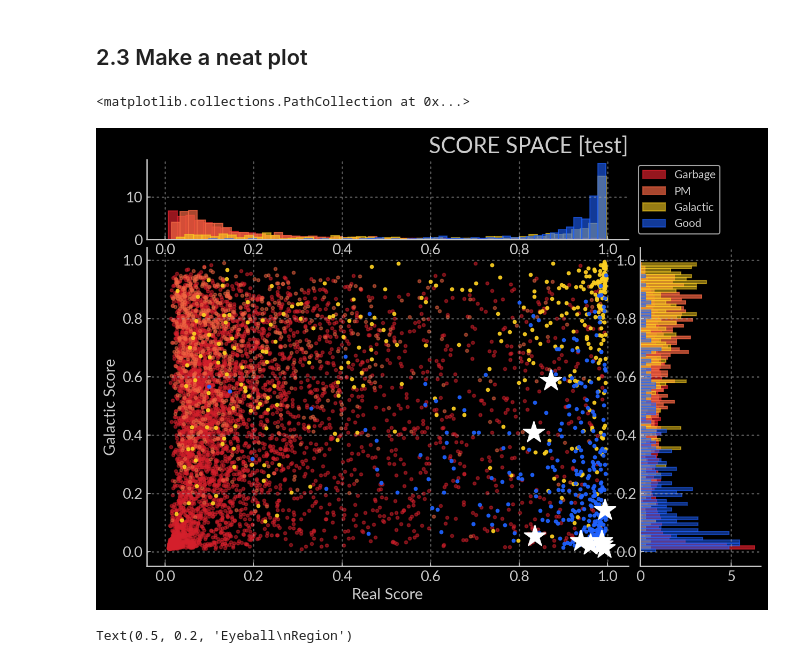
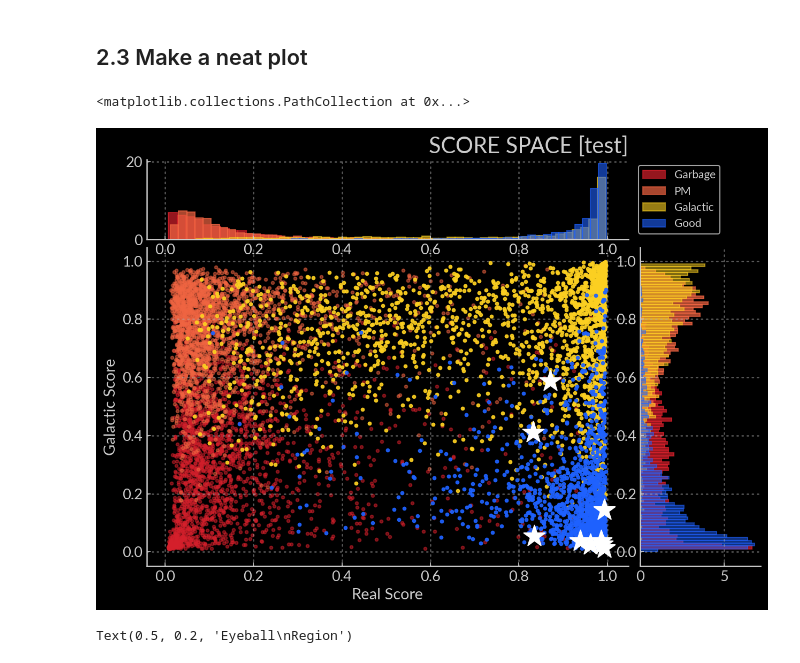
Before and after one commit to HeloiseS/Crabby, a Jupyter notebook: Key_transients.ipynb, the cells around one changed output. Drawn from its saved outputs; the diff is of its cells as text; code cells hidden in the pictures.

```diff
--- a/Key_transients.ipynb
+++ b/Key_transients.ipynb
@@ -105,6 +105,10 @@ X_test_unbalanced_DAY1 = pd.read_csv('./data/features_and_labels_csv/day1/X_test
 y_test_unbalanced_DAY1 = pd.read_csv('./data/features_and_labels_csv/day1/y_test_unbalanced_randomsplit.csv', index_col=0)
 #  "Update" data
 X_test_unbalanced_UPDATE = pd.read_csv('./data/features_and_labels_csv/update/X_test_unbalanced.csv', index_col=0)
+# %%
+# "Day1" data
+X_train_DAY1 = pd.read_csv('./data/features_and_labels_csv/day1/X_train_randomsplit.csv', index_col=0)
+y_train_DAY1 = pd.read_csv('./data/features_and_labels_csv/day1/y_train_randomsplit.csv', index_col=0)
 # %%
 X_test_unbalanced_DAY1.head()
 # %% [output]
@@ -361,10 +365,13 @@ array([9.8085981 , 9.39438025, 7.13445284, 9.15244015, 6.34790676,
 # %%
 real_pred_TEST = real_scorer_DAY1.predict_proba(X_test_unbalanced_DAY1).T[1]
 gal_pred_TEST = gal_scorer_DAY1.predict_proba(X_test_unbalanced_DAY1).T[1]
+
+real_pred_TRAIN= real_scorer_DAY1.predict_proba(X_train_DAY1).T[1]
+gal_pred_TRAIN = gal_scorer_DAY1.predict_proba(X_train_DAY1).T[1]
 # %%
-REAL_PRED = real_pred_TEST
-GAL_PRED = gal_pred_TEST
-Y = y_test_unbalanced_DAY1
+REAL_PRED = real_pred_TRAIN
+GAL_PRED = gal_pred_TRAIN
+Y = y_train_DAY1
 
 
 TITLE = "SCORE SPACE [test]"
@@ -455,34 +462,34 @@ __ = ax_right.hist(GAL_PRED[mask_garbage], bins=np.arange(0,1,0.01), orientation
 __ = ax_right.hist(GAL_PRED[mask_pm], bins=np.arange(0,1,0.01),  orientation='horizontal',
                  color=vra_colors['orange'],
                  edgecolor=vra_colors['orange'],
                  alpha=0.7,
              density=True
            )
 
 __ = ax_right.hist(GAL_PRED[mask_galactic], bins=np.arange(0,1,0.01),  orientation='horizontal',
                  color=vra_colors['yellow'],
                  edgecolor=vra_colors['yellow'],
                  alpha=0.5,
              density=True
            )
 
 __ = ax_right.hist(GAL_PRED[mask_good], bins=np.arange(0,1,0.01),  orientation='horizontal',
                  color=vra_colors['blue'],
                  edgecolor=vra_colors['blue'],
                  alpha=0.5,
              density=True
            )
 
 #### TITLE
 ax_top.set_title(TITLE, loc='right', fontsize=20)
 
 ax_top.legend(bbox_to_anchor=[1.01, 1.0, 0.0, 0.0])
 
 
 ax_main.scatter(real_scores, gal_scores, marker ='*', color='w', zorder=1000, s=400)
 # %% [output]
 <matplotlib.collections.PathCollection at 0x...>
-[figure, old version]
+[figure, new version]
 # %%
 REAL_PRED = real_pred_TEST
 GAL_PRED = gal_pred_TEST
```
Also changed, not shown: 2 other files.
